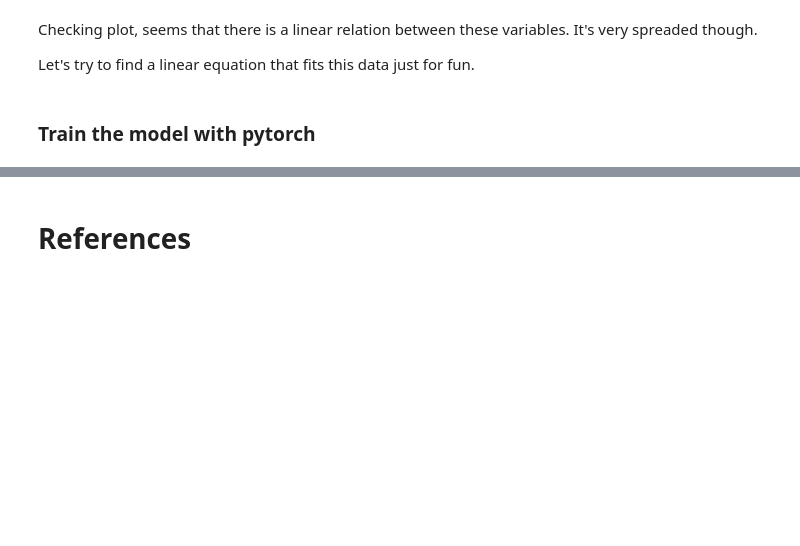
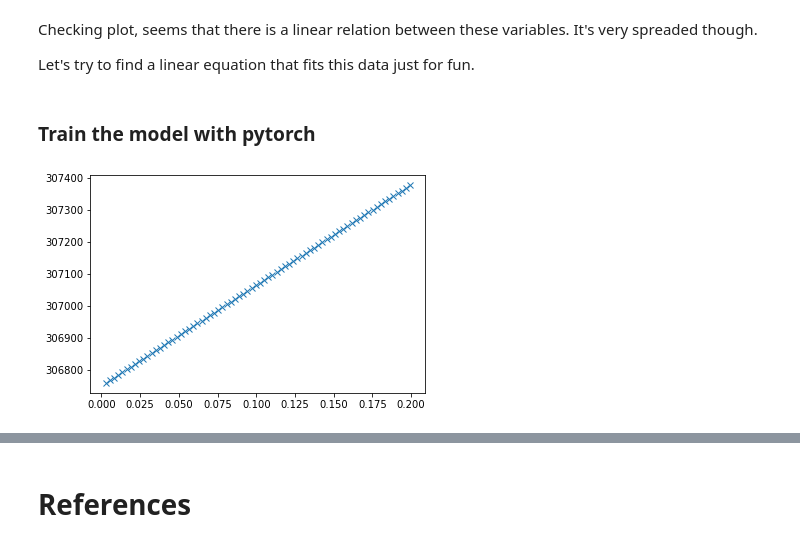
Before and after one commit to eon129/pytorch_tests, a Jupyter notebook: LinearExample.ipynb, the cells around one changed output, grey strips where cells are left out. Saved outputs shown, nothing was run; the diff lists cells and outputs as text; code cells hidden in the pictures; blank space fills up the shorter version.

```diff
--- a/LinearExample.ipynb
+++ b/LinearExample.ipynb
@@ -74,4 +78,20 @@ norm = np.linalg.norm(X_train)
 X_train =  X_train / norm
 norm = np.linalg.norm(X_test)
 X_test =  X_test / norm
+# %%
+from sklearn.linear_model import LinearRegression
+linr = LinearRegression()
+linr.fit(X_train.reshape(-1,1), y_train.reshape(-1,1))
+
+beta0 = linr.intercept_
+beta1 = linr.coef_[0]
+
+xplot = np.arange(1, 75)
+norm = np.linalg.norm(xplot)
+xplot =  xplot / norm
+yplot = xplot * beta0 + beta1
+
+plt.plot(xplot, yplot, 'x');
+# %% [output]
+[figure, added]
 # %%
```
Also changed, not shown: parts of 7 cells of this notebook.
